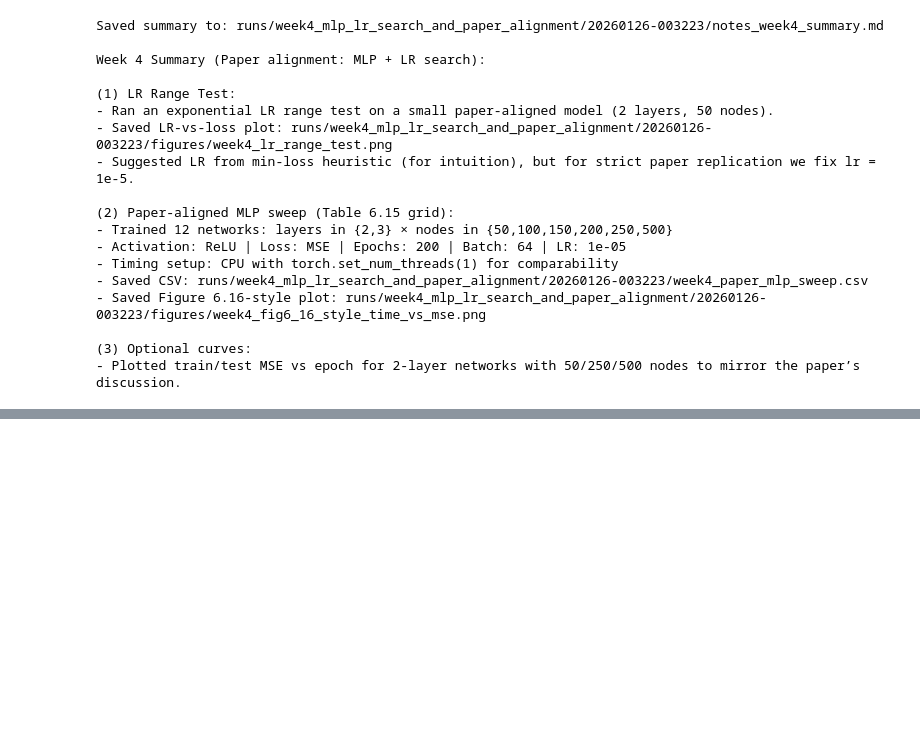
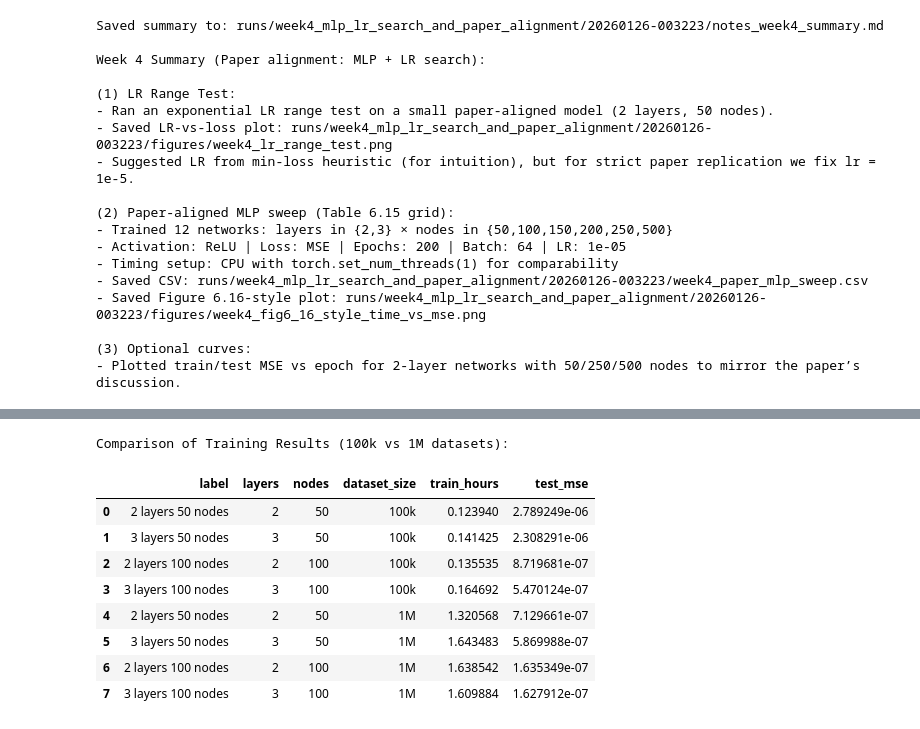
Before and after one commit to JosephOuyang/machine_learning_for_options_pricing_and_implied_volatility, a Jupyter notebook: notebooks/options_pricing_main.ipynb, the cells around one changed output, grey strips where cells are left out. Drawn from its saved outputs; the diff is of its cells as text; code cells hidden in the pictures; blank space fills up the shorter version.

```diff
--- a/notebooks/options_pricing_main.ipynb
+++ b/notebooks/options_pricing_main.ipynb
@@ -1468,0 +1881,46 @@ Week 4 Summary (Paper alignment: MLP + LR search):
+# %%
+# =========================
+# CELL 5.7 — Table Comparison: 100k vs 1M Datasets
+# =========================
+
+import os
+import pandas as pd
+
+# 1. Define the path for the Week 4 CSV file
+# This path is explicitly given in the instructions:
+week4_csv_path = "runs/week4_mlp_lr_search_and_paper_alignment/20260126-003223/week4_paper_mlp_sweep.csv"
+
+# Load the Week 4 data
+df_week4 = pd.read_csv(week4_csv_path)
+
+# 2. Filter the Week 4 DataFrame to include only the common models
+# The models are (2 layers, 50 nodes), (2 layers, 100 nodes), (3 layers, 50 nodes), (3 layers, 100 nodes).
+common_models_filter = (
+    ((df_week4['layers'] == 2) & (df_week4['nodes'] == 50)) |
+    ((df_week4['layers'] == 2) & (df_week4['nodes'] == 100)) |
+    ((df_week4['layers'] == 3) & (df_week4['nodes'] == 50)) |
+    ((df_week4['layers'] == 3) & (df_week4['nodes'] == 100))
+)
+df_small_dataset_filtered = df_week4[common_models_filter].copy()
+
+# 3. Add 'dataset_size' column
+df_small_dataset_filtered['dataset_size'] = '100k'
+df_full_dataset['dataset_size'] = '1M'
+
+# 4. Concatenate the two DataFrames for comparison
+df_comparison = pd.concat([df_small_dataset_filtered, df_full_dataset], ignore_index=True)
+
+# 5. Print the df_comparison DataFrame
+print("Comparison of Training Results (100k vs 1M datasets):\n")
+display(df_comparison[['label', 'layers', 'nodes', 'dataset_size', 'train_hours', 'test_mse']])
+# %% [output]
+Comparison of Training Results (100k vs 1M datasets):
+|  | label | layers | nodes | dataset_size | train_hours | test_mse |
+| 0 | 2 layers 50 nodes | 2 | 50 | 100k | 0.123940 | 2.789249e-06 |
+| 1 | 3 layers 50 nodes | 3 | 50 | 100k | 0.141425 | 2.308291e-06 |
+| 2 | 2 layers 100 nodes | 2 | 100 | 100k | 0.135535 | 8.719681e-07 |
+| 3 | 3 layers 100 nodes | 3 | 100 | 100k | 0.164692 | 5.470124e-07 |
+| 4 | 2 layers 50 nodes | 2 | 50 | 1M | 1.320568 | 7.129661e-07 |
+| 5 | 3 layers 50 nodes | 3 | 50 | 1M | 1.643483 | 5.869988e-07 |
+| 6 | 2 layers 100 nodes | 2 | 100 | 1M | 1.638542 | 1.635349e-07 |
+| 7 | 3 layers 100 nodes | 3 | 100 | 1M | 1.609884 | 1.627912e-07 |
```
Also changed, not shown: parts of 14 cells of this notebook.
